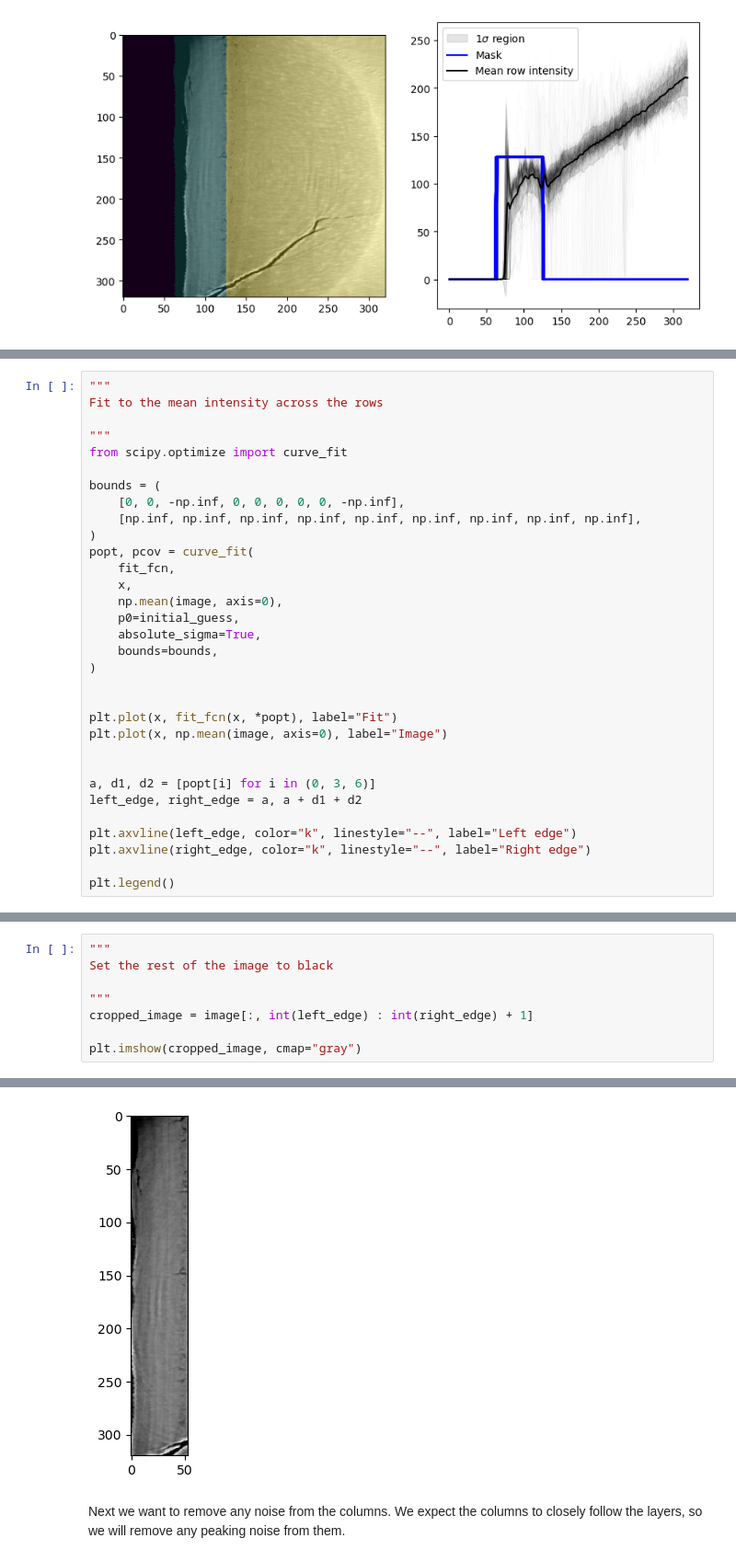
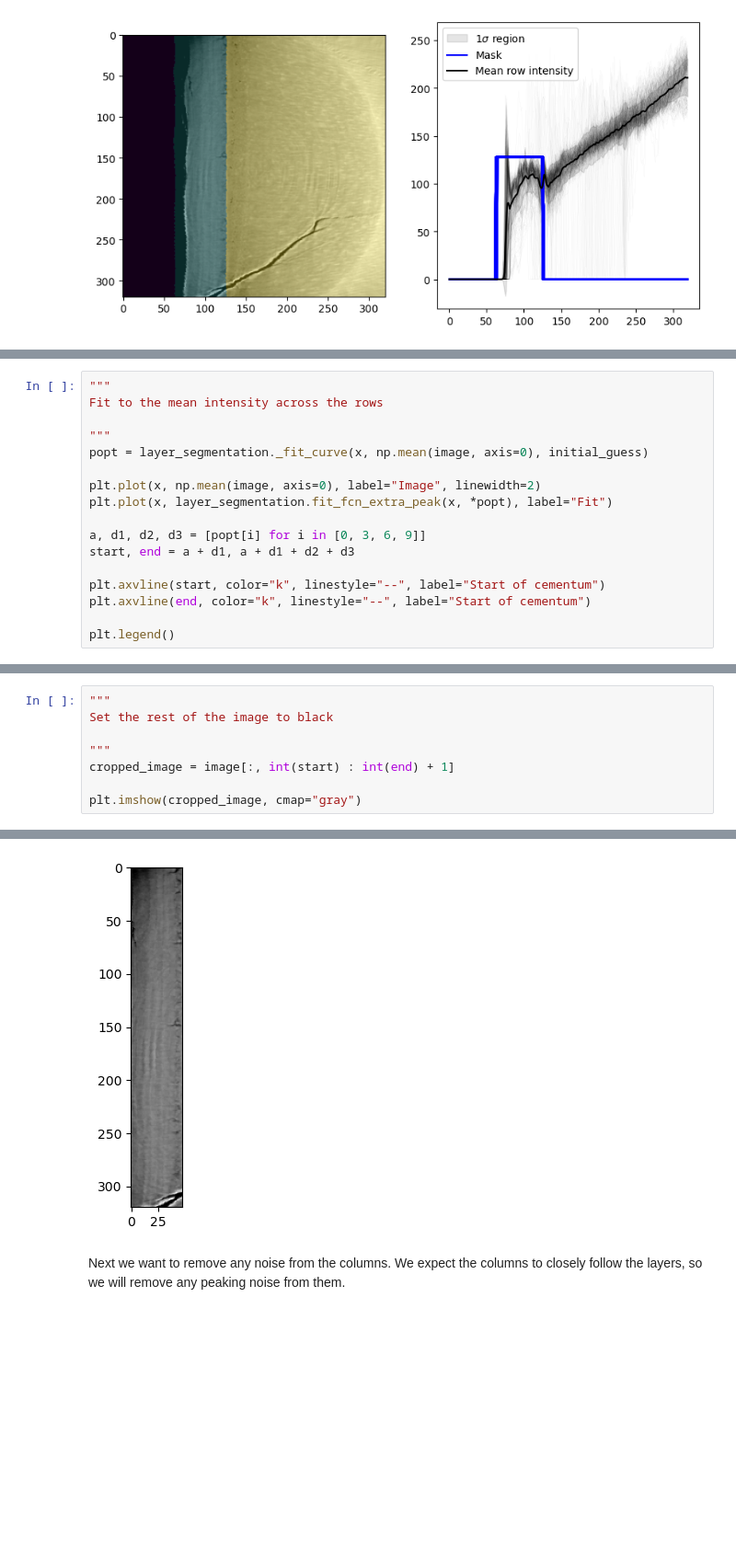
Before and after one commit to JGIBristol/cementum_imaging, a Jupyter notebook: isolate_increments.ipynb, the cells around one changed output, grey strips where cells are left out. Shown: that part at 92% size. Drawn from its saved outputs; the diff is of its cells as text; blank space fills up the shorter version.

Commit message:
fit function with an extra peak

```diff
--- a/isolate_increments.ipynb
+++ b/isolate_increments.ipynb
@@ -101,31 +76,16 @@ plt.legend()
 Fit to the mean intensity across the rows
 
 """
-from scipy.optimize import curve_fit
+popt = layer_segmentation._fit_curve(x, np.mean(image, axis=0), initial_guess)
 
-bounds = (
-    [0, 0, -np.inf, 0, 0, 0, 0, 0, -np.inf],
-    [np.inf, np.inf, np.inf, np.inf, np.inf, np.inf, np.inf, np.inf, np.inf],
-)
-popt, pcov = curve_fit(
-    fit_fcn,
-    x,
-    np.mean(image, axis=0),
-    p0=initial_guess,
-    absolute_sigma=True,
-    bounds=bounds,
-)
+plt.plot(x, np.mean(image, axis=0), label="Image", linewidth=2)
+plt.plot(x, layer_segmentation.fit_fcn_extra_peak(x, *popt), label="Fit")
 
+a, d1, d2, d3 = [popt[i] for i in [0, 3, 6, 9]]
+start, end = a + d1, a + d1 + d2 + d3
 
-plt.plot(x, fit_fcn(x, *popt), label="Fit")
-plt.plot(x, np.mean(image, axis=0), label="Image")
-
-
-a, d1, d2 = [popt[i] for i in (0, 3, 6)]
-left_edge, right_edge = a, a + d1 + d2
-
-plt.axvline(left_edge, color="k", linestyle="--", label="Left edge")
-plt.axvline(right_edge, color="k", linestyle="--", label="Right edge")
+plt.axvline(start, color="k", linestyle="--", label="Start of cementum")
+plt.axvline(end, color="k", linestyle="--", label="Start of cementum")
 
 plt.legend()
 # %% [output]
@@ -146,14 +106,14 @@ plt.vlines(right_edge, 0, image.shape[0])
 # %%
 """
 Set the rest of the image to black
 
 """
-cropped_image = image[:, int(left_edge) : int(right_edge) + 1]
+cropped_image = image[:, int(start) : int(end) + 1]
 
 plt.imshow(cropped_image, cmap="gray")
 # %% [output]
 <matplotlib.image.AxesImage at 0x...>
-[figure, old version]
+[figure, new version]
 # %% [markdown]
 Next we want to remove any noise from the columns. We expect the columns to closely follow the layers, so we will remove any peaking noise from them.
 # %% [markdown]
```
Also changed, not shown: parts of 4 cells of this notebook, 1 other file.
